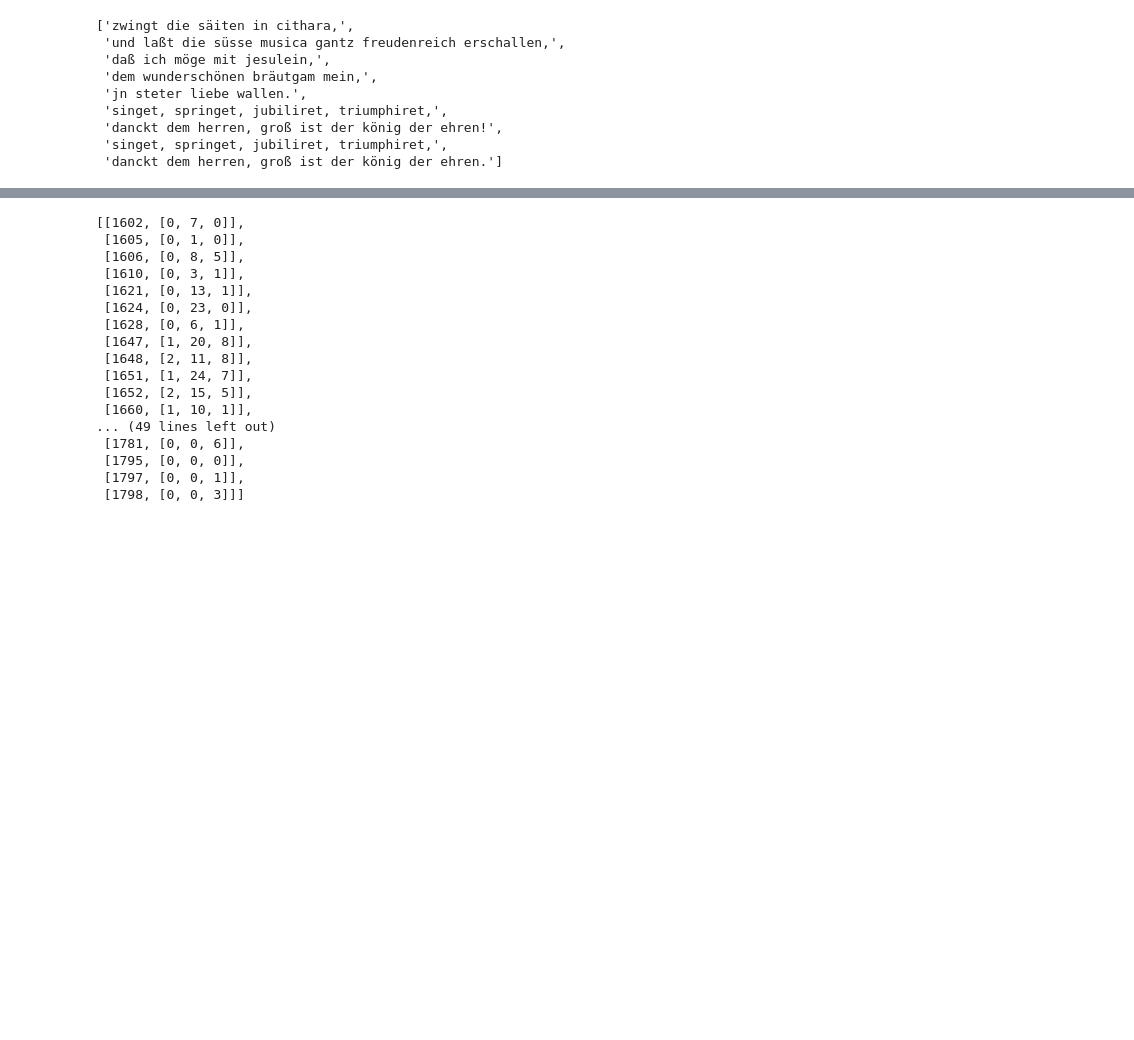
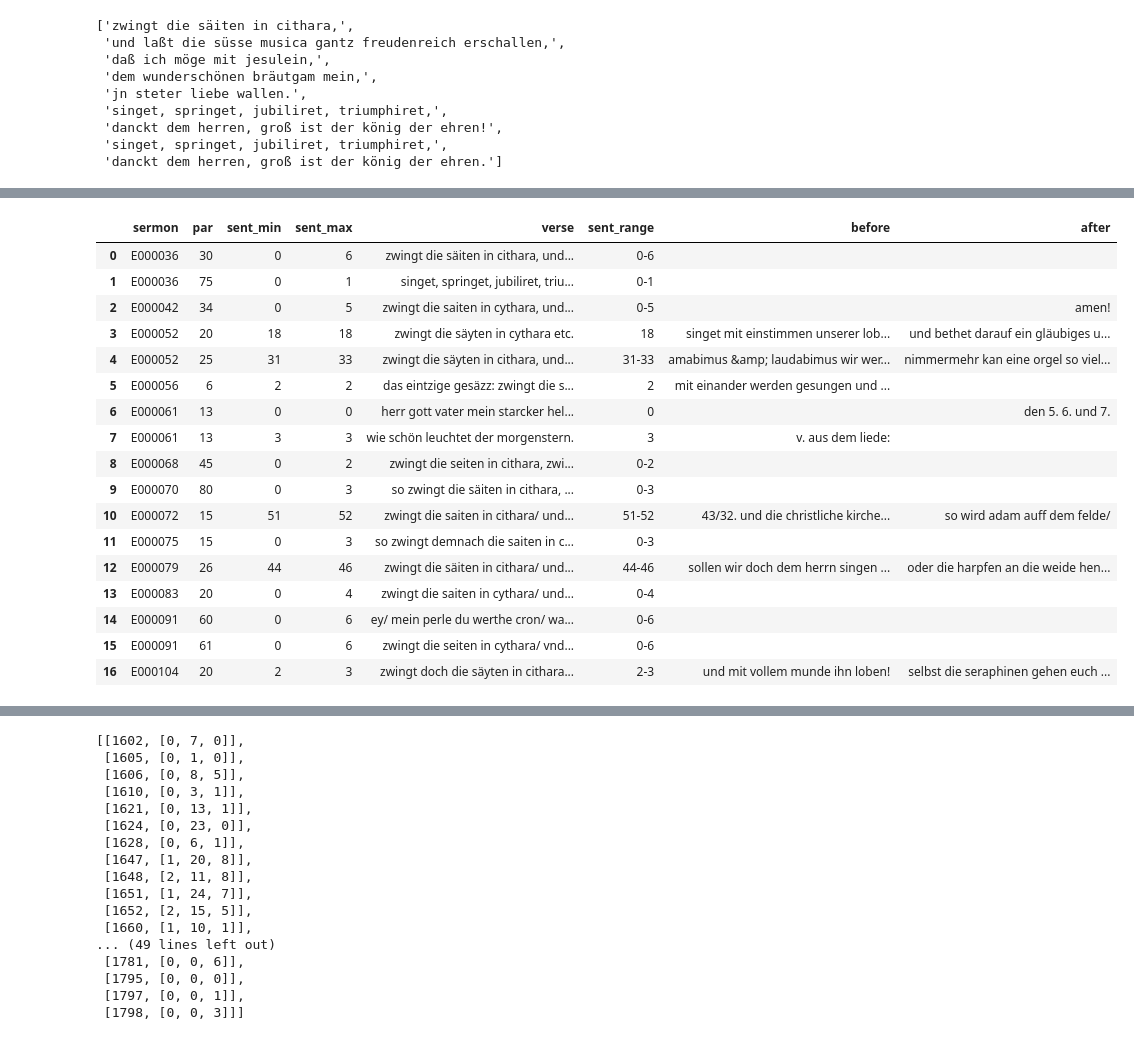
Before and after one commit to umj95/orgelpredigt_analyse, a Jupyter notebook: explore_cumulative_quotes.ipynb, the cells around one changed output, grey strips where cells are left out. Cells and saved outputs as stored; diff of their text form; code cells hidden in the pictures; blank space fills up the shorter version.

```diff
--- a/explore_cumulative_quotes.ipynb
+++ b/explore_cumulative_quotes.ipynb
@@ -255,0 +388,2 @@ passages = get_quoted_passages("E100022", ids)
+# %%
+dieterich_text = Sermon("E000003").chunked
@@ -255,0 +404,6 @@ passages = get_quoted_passages("E100022", ids)
+# %%
+dieterich_verses = []
+for par in dieterich_text:
+    for sent in par:
+        dieterich_verses.append(" ".join(sent['words']))
+dieterich_verses
@@ -342,0 +548,41 @@ results
+# %%
+def get_sent_before(id, par, sent):
+    sermon = Sermon(id)
+    if sent != 0:
+        return " ".join(sermon.chunked[par][sent-1]["words"])
+    else:
+        return ""
+def get_sent_after(id, par, sent):
+    sermon = Sermon(id)
+    if sent+1 != len(sermon.chunked[par]):
+        return " ".join(sermon.chunked[par][sent+1]["words"])
+    else:
+        return ""
+# %%
+full_quotes = get_full_quotes(results)
+full_quotes["before"] = full_quotes.apply(
+    lambda r: get_sent_before(r["sermon"], r["par"], r["sent_min"]), axis=1
+)
+full_quotes["after"] = full_quotes.apply(
+    lambda r: get_sent_after(r["sermon"], r["par"], r["sent_max"]), axis=1
+)
+full_quotes
+# %% [output]
+|  | sermon | par | sent_min | sent_max | verse | sent_range | before | after |
+| 0 | E000036 | 30 | 0 | 6 | zwingt die säiten in cithara, und... | 0-6 |  |  |
+| 1 | E000036 | 75 | 0 | 1 | singet, springet, jubiliret, triu... | 0-1 |  |  |
+| 2 | E000042 | 34 | 0 | 5 | zwingt die saiten in cythara, und... | 0-5 |  | amen! |
+| 3 | E000052 | 20 | 18 | 18 | zwingt die säyten in cythara etc. | 18 | singet mit einstimmen unserer lob... | und bethet darauf ein gläubiges u... |
+| 4 | E000052 | 25 | 31 | 33 | zwingt die säyten in cithara, und... | 31-33 | amabimus &amp; laudabimus wir wer... | nimmermehr kan eine orgel so viel... |
+| 5 | E000056 | 6 | 2 | 2 | das eintzige gesäzz: zwingt die s... | 2 | mit einander werden gesungen und ... |  |
+| 6 | E000061 | 13 | 0 | 0 | herr gott vater mein starcker hel... | 0 |  | den 5. 6. und 7. |
+| 7 | E000061 | 13 | 3 | 3 | wie schön leuchtet der morgenstern. | 3 | v. aus dem liede: |  |
+| 8 | E000068 | 45 | 0 | 2 | zwingt die seiten in cithara, zwi... | 0-2 |  |  |
+| 9 | E000070 | 80 | 0 | 3 | so zwingt die säiten in cithara, ... | 0-3 |  |  |
+| 10 | E000072 | 15 | 51 | 52 | zwingt die saiten in cithara/ und... | 51-52 | 43/32. und die christliche kirche... | so wird adam auff dem felde/ |
+| 11 | E000075 | 15 | 0 | 3 | so zwingt demnach die saiten in c... | 0-3 |  |  |
+| 12 | E000079 | 26 | 44 | 46 | zwingt die säiten in cithara/ und... | 44-46 | sollen wir doch dem herrn singen ... | oder die harpfen an die weide hen... |
+| 13 | E000083 | 20 | 0 | 4 | zwingt die saiten in cythara/ und... | 0-4 |  |  |
+| 14 | E000091 | 60 | 0 | 6 | ey/ mein perle du werthe cron/ wa... | 0-6 |  |  |
+| 15 | E000091 | 61 | 0 | 6 | zwingt die seiten in cythara/ vnd... | 0-6 |  |  |
+| 16 | E000104 | 20 | 2 | 3 | zwingt doch die säyten in cithara... | 2-3 | und mit vollem munde ihn loben! | selbst die seraphinen gehen euch ... |
```
Also changed, not shown: parts of 41 cells of this notebook, 27 other files.
